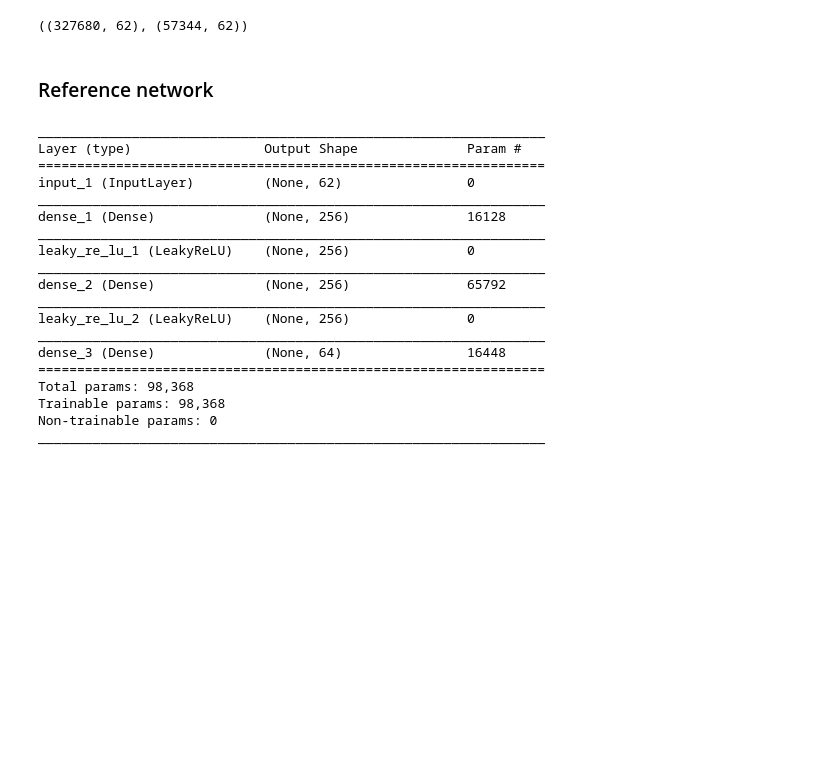
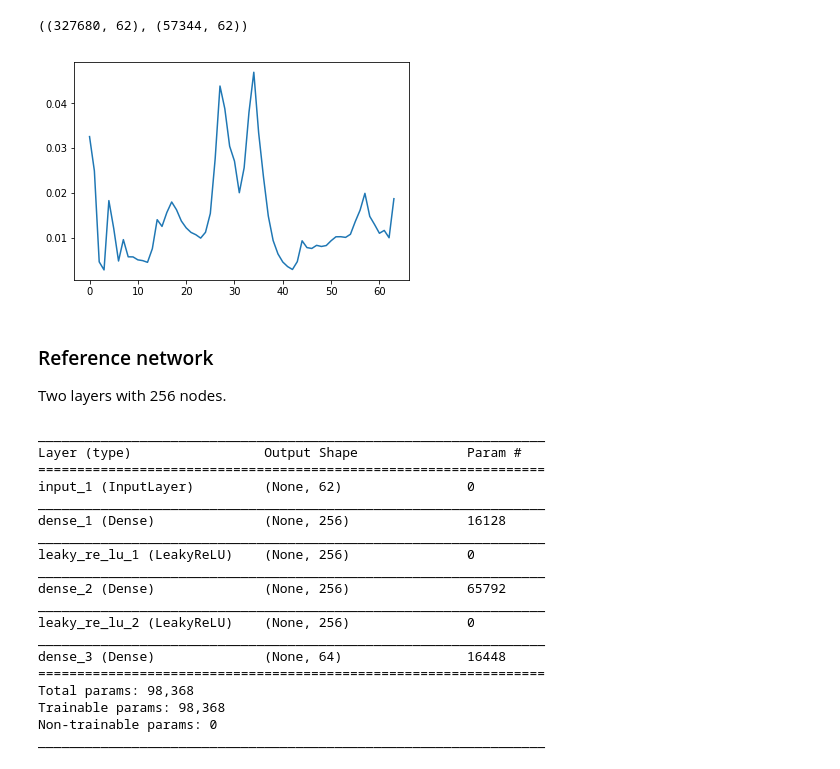
Before and after one commit to raspstephan/CBRAIN-CAM, a Jupyter notebook: notebooks/dev/energy_conservation-nn.ipynb, the cells around one changed output. Saved outputs shown, nothing was run; the diff lists cells and outputs as text; code cells hidden in the pictures; blank space fills up the shorter version.

```diff
--- a/notebooks/dev/energy_conservation-nn.ipynb
+++ b/notebooks/dev/energy_conservation-nn.ipynb
@@ -639,8 +635,14 @@ x_trn, x_val, y_trn, y_val = split(f, t, 40)
 x_trn.shape, x_val.shape
 # %% [output]
 ((327680, 62), (57344, 62))
+# %%
+plt.plot(y_val.std(0));
+# %% [output]
+[figure, added]
 # %% [markdown]
 ### Reference network
+
+Two layers with 256 nodes.
 # %%
 inp = Input(shape=(62,))
 x = LeakyReLU()(Dense(256)(inp))
```
Also changed, not shown: parts of 87 cells of this notebook, 5 other files.
